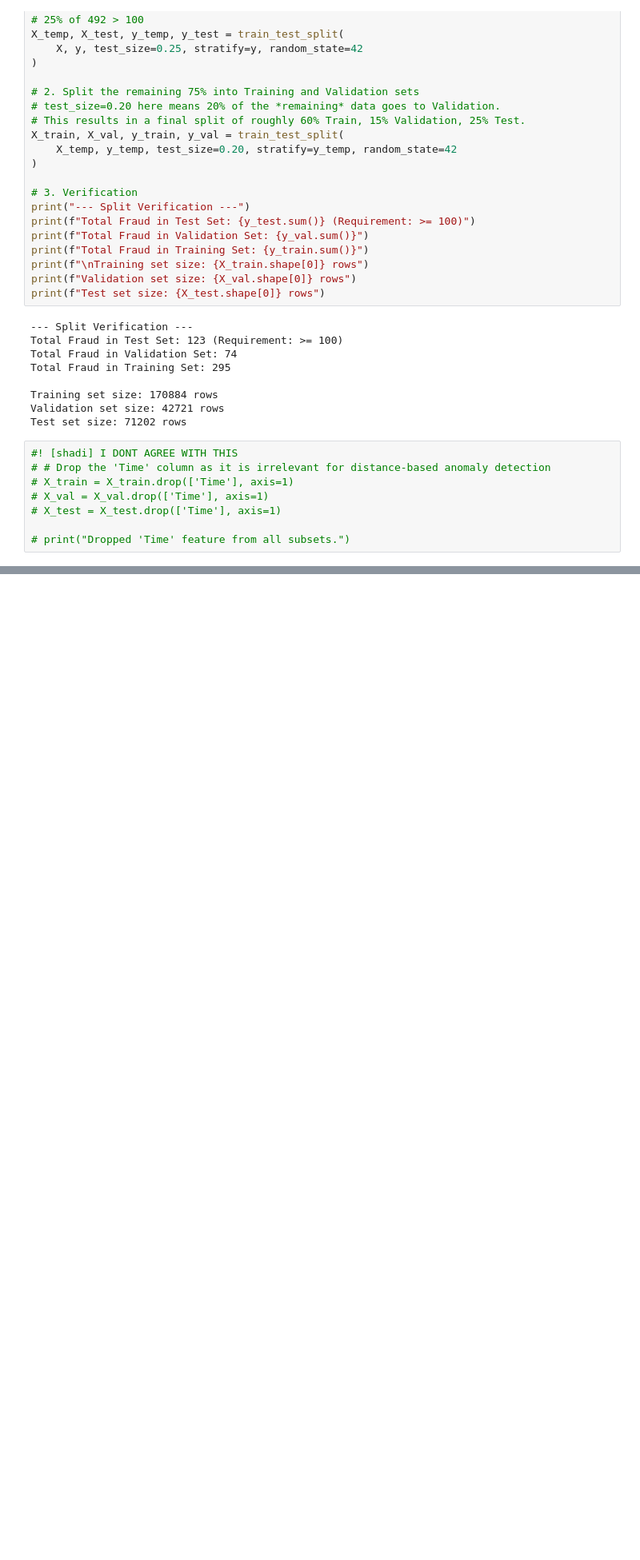
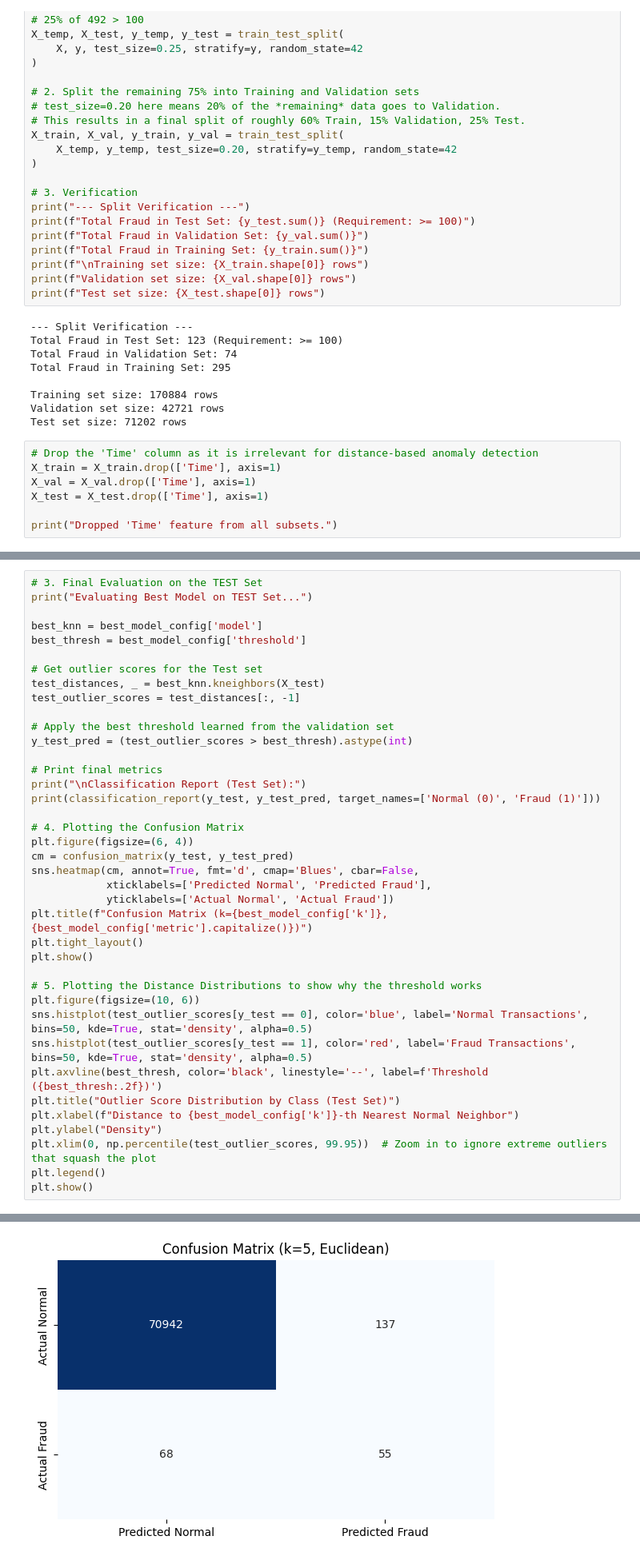
Before and after one commit to shadyalattarr/Data-Mining-Assignments, a Jupyter notebook: Lab 3/lab_3.ipynb, the cells around one changed output, grey strips where cells are left out. Shown at 80% size. Cells and saved outputs as stored; diff of their text form; blank space fills up the shorter version.

```diff
--- a/Lab 3/lab_3.ipynb
+++ b/Lab 3/lab_3.ipynb
@@ -157,10 +171,9 @@ Training set size: 170884 rows
 Validation set size: 42721 rows
 Test set size: 71202 rows
 # %%
-#! [shadi] I DONT AGREE WITH THIS
-# # Drop the 'Time' column as it is irrelevant for distance-based anomaly detection
-# X_train = X_train.drop(['Time'], axis=1)
-# X_val = X_val.drop(['Time'], axis=1)
-# X_test = X_test.drop(['Time'], axis=1)
+# Drop the 'Time' column as it is irrelevant for distance-based anomaly detection
+X_train = X_train.drop(['Time'], axis=1)
+X_val = X_val.drop(['Time'], axis=1)
+X_test = X_test.drop(['Time'], axis=1)
 
-# print("Dropped 'Time' feature from all subsets.")
+print("Dropped 'Time' feature from all subsets.")
@@ -166,0 +322,40 @@ Test set size: 71202 rows
+# %%
+# 3. Final Evaluation on the TEST Set
+print("Evaluating Best Model on TEST Set...")
+
+best_knn = best_model_config['model']
+best_thresh = best_model_config['threshold']
+
+# Get outlier scores for the Test set
+test_distances, _ = best_knn.kneighbors(X_test)
+test_outlier_scores = test_distances[:, -1]
+
+# Apply the best threshold learned from the validation set
+y_test_pred = (test_outlier_scores > best_thresh).astype(int)
+
+# Print final metrics
+print("\nClassification Report (Test Set):")
+print(classification_report(y_test, y_test_pred, target_names=['Normal (0)', 'Fraud (1)']))
+
+# 4. Plotting the Confusion Matrix
+plt.figure(figsize=(6, 4))
+cm = confusion_matrix(y_test, y_test_pred)
+sns.heatmap(cm, annot=True, fmt='d', cmap='Blues', cbar=False,
+            xticklabels=['Predicted Normal', 'Predicted Fraud'],
+            yticklabels=['Actual Normal', 'Actual Fraud'])
+plt.title(f"Confusion Matrix (k={best_model_config['k']}, {best_model_config['metric'].capitalize()})")
+plt.tight_layout()
+plt.show()
+
+# 5. Plotting the Distance Distributions to show why the threshold works
+plt.figure(figsize=(10, 6))
+sns.histplot(test_outlier_scores[y_test == 0], color='blue', label='Normal Transactions', bins=50, kde=True, stat='density', alpha=0.5)
+sns.histplot(test_outlier_scores[y_test == 1], color='red', label='Fraud Transactions', bins=50, kde=True, stat='density', alpha=0.5)
+plt.axvline(best_thresh, color='black', linestyle='--', label=f'Threshold ({best_thresh:.2f})')
+plt.title("Outlier Score Distribution by Class (Test Set)")
+plt.xlabel(f"Distance to {best_model_config['k']}-th Nearest Normal Neighbor")
+plt.ylabel("Density")
+plt.xlim(0, np.percentile(test_outlier_scores, 99.95))  # Zoom in to ignore extreme outliers that squash the plot
+plt.legend()
+plt.show()
+# %% [output]
@@ -166,0 +373 @@ Test set size: 71202 rows
+[figure, added]
```
Also changed, not shown: parts of 14 cells of this notebook, 1 other file.
